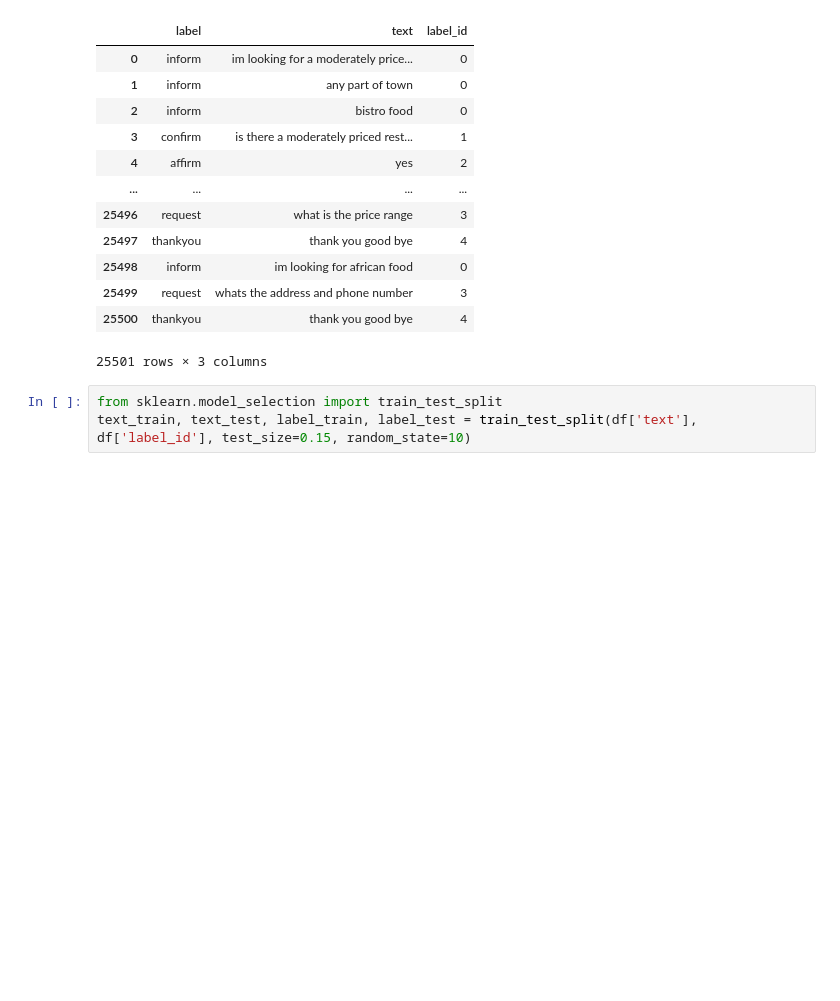
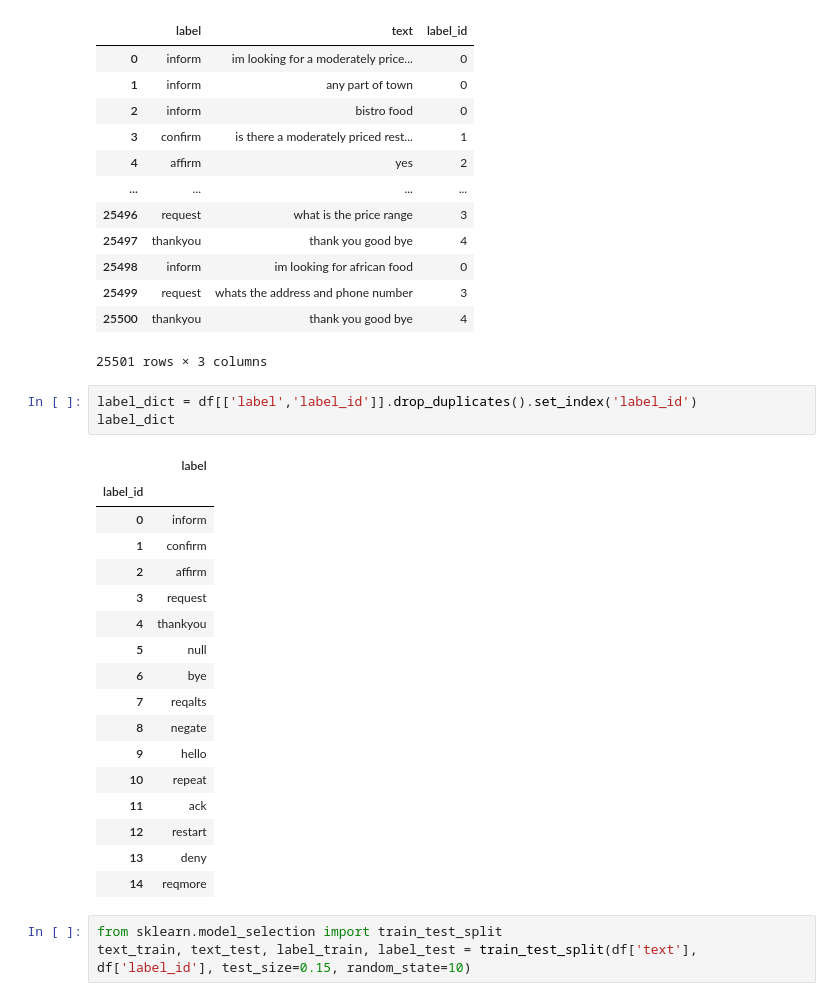
Before and after one commit to gusluchetti/uu-methods-ai-research, a Jupyter notebook: MAIR_Part_1a_text_classification.ipynb, the cells around one changed output. Drawn from its saved outputs; the diff is of its cells as text; blank space fills up the shorter version.

```diff
--- a/MAIR_Part_1a_text_classification.ipynb
+++ b/MAIR_Part_1a_text_classification.ipynb
@@ -134,6 +130,27 @@ df
 | 25499 | request | whats the address and phone number | 3 |
 | 25500 | thankyou | thank you good bye | 4 |
 25501 rows × 3 columns
+# %%
+label_dict = df[['label','label_id']].drop_duplicates().set_index('label_id')
+label_dict
+# %% [output]
+|  | label |
+| label_id |  |
+| 0 | inform |
+| 1 | confirm |
+| 2 | affirm |
+| 3 | request |
+| 4 | thankyou |
+| 5 | null |
+| 6 | bye |
+| 7 | reqalts |
+| 8 | negate |
+| 9 | hello |
+| 10 | repeat |
+| 11 | ack |
+| 12 | restart |
+| 13 | deny |
+| 14 | reqmore |
 # %%
 from sklearn.model_selection import train_test_split
 text_train, text_test, label_train, label_test = train_test_split(df['text'], df['label_id'], test_size=0.15, random_state=10)
```
Also changed, not shown: parts of 17 cells of this notebook.
